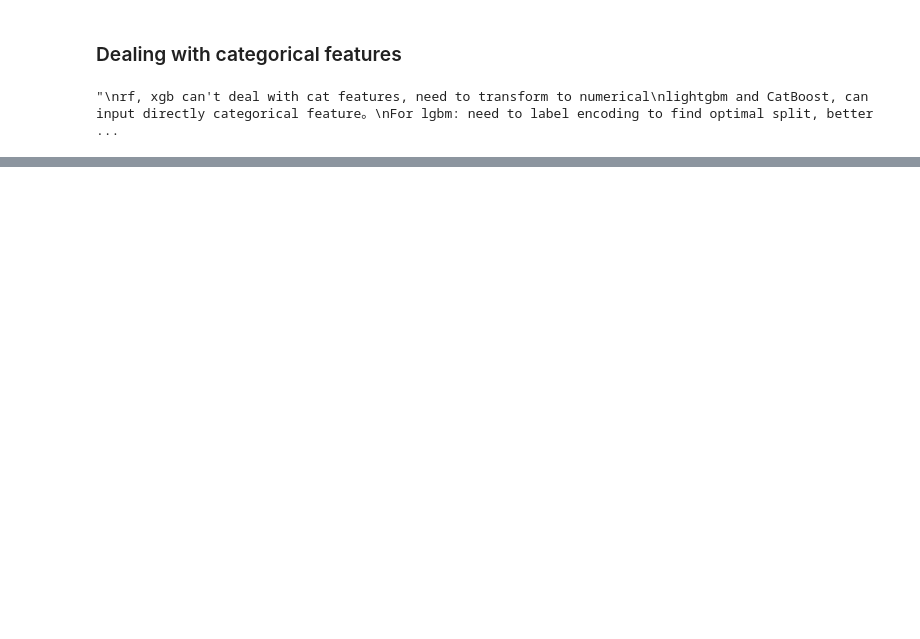
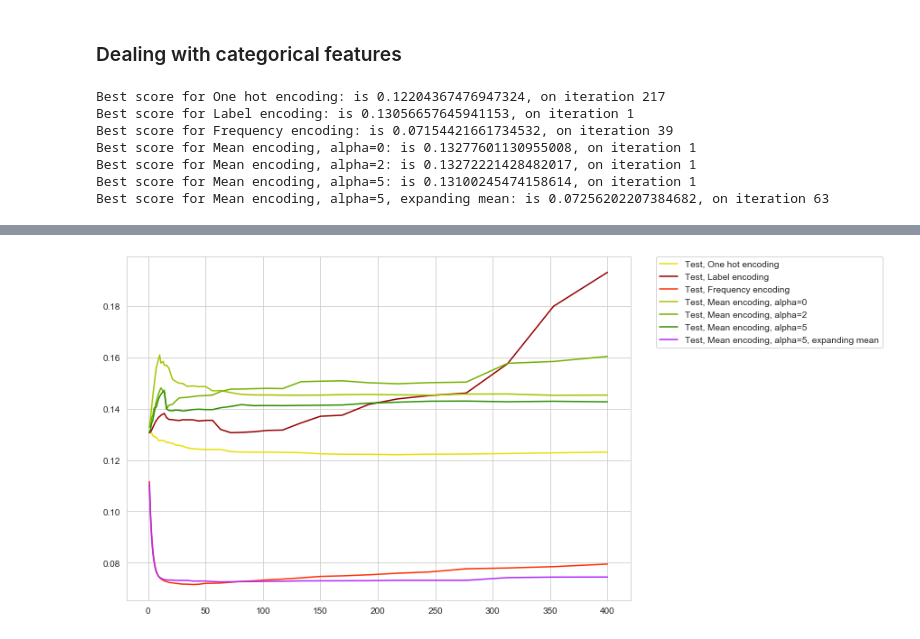
Before and after one commit to hwang018/CS5228, a Jupyter notebook: CS5228_main.ipynb, the cells around one changed output, grey strips where cells are left out. Cells and saved outputs as stored; diff of their text form; code cells hidden in the pictures; blank space fills up the shorter version.

Commit message:
encoding methods added

```diff
--- a/CS5228_main.ipynb
+++ b/CS5228_main.ipynb
@@ -293,15 +277,2 @@ advice
 # %% [markdown]
 ### Dealing with categorical features
-# %%
-import category_encoders as ce
-'''
-rf, xgb can't deal with cat features, need to transform to numerical
-lightgbm and CatBoost, can input directly categorical feature。
-For lgbm: need to label encoding to find optimal split, better than 1-hot encoding.
-
-* For ordinal features (have latent orders), can use label encoding
-* No order information, a few categories (<4), can use 1-hot
-* Target encoding (mean/liklihood/impact encoding), can use non-ordinal, >4 categories
-'''
-# %% [output]
-"\nrf, xgb can't deal with cat features, need to transform to numerical\nlightgbm and CatBoost, can input directly categorical feature。\nFor lgbm: need to label encoding to find optimal split, better  ...
@@ -307,0 +627,23 @@ For lgbm: need to label encoding to find optimal split, better than 1-hot encodi
+# %%
+target_col = 'Revenue'
+testing_params,
+test_one_hot=False,
+regression=False,
+skip_first_iters_graph=0
+max_features_one_hot=0.01
+
+train_data, test_data = train_test_split(df, test_size=0.3, random_state=42)
+
+testing_params = {'learning_rate':0.2}
+test_one_hot=True
+regression=True
+# %%
+test_all_encodings(train_data,test_data,target_col,testing_params,test_one_hot=True,regression=True)
+# %% [output]
+Best score for One hot encoding: is 0.12204367476947324, on iteration 217
+Best score for Label encoding: is 0.13056657645941153, on iteration 1
+Best score for Frequency encoding: is 0.07154421661734532, on iteration 39
+Best score for Mean encoding, alpha=0: is 0.13277601130955008, on iteration 1
+Best score for Mean encoding, alpha=2: is 0.13272221428482017, on iteration 1
+Best score for Mean encoding, alpha=5: is 0.13100245474158614, on iteration 1
+Best score for Mean encoding, alpha=5, expanding mean: is 0.07256202207384682, on iteration 63
@@ -308,3 +658,4 @@ For lgbm: need to label encoding to find optimal split, better than 1-hot encodi
+[figure, added]
 # %%
 # Dealing with numerical features
 from sklearn.preprocessing import StandardScaler
```
Also changed, not shown: parts of 12 cells of this notebook.
